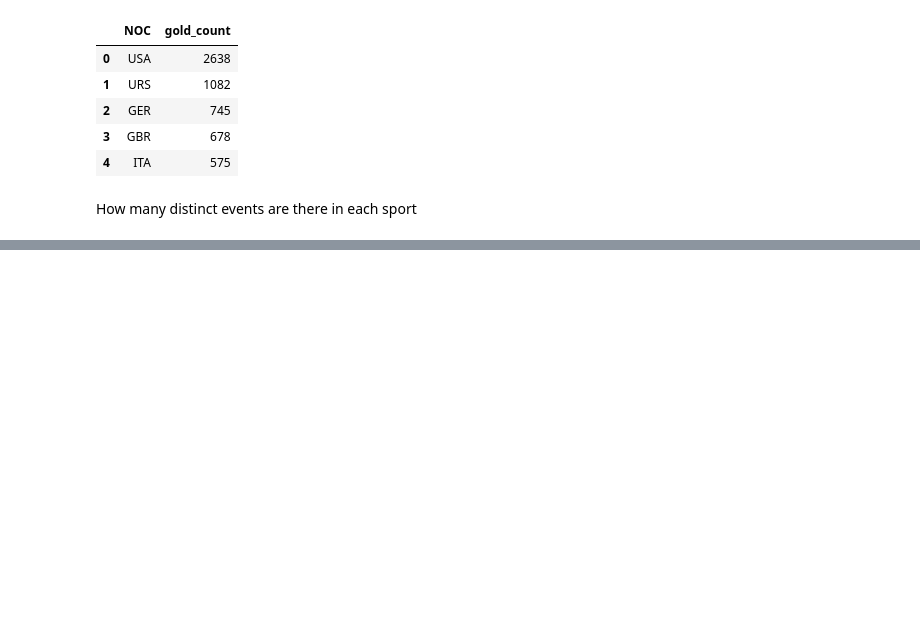
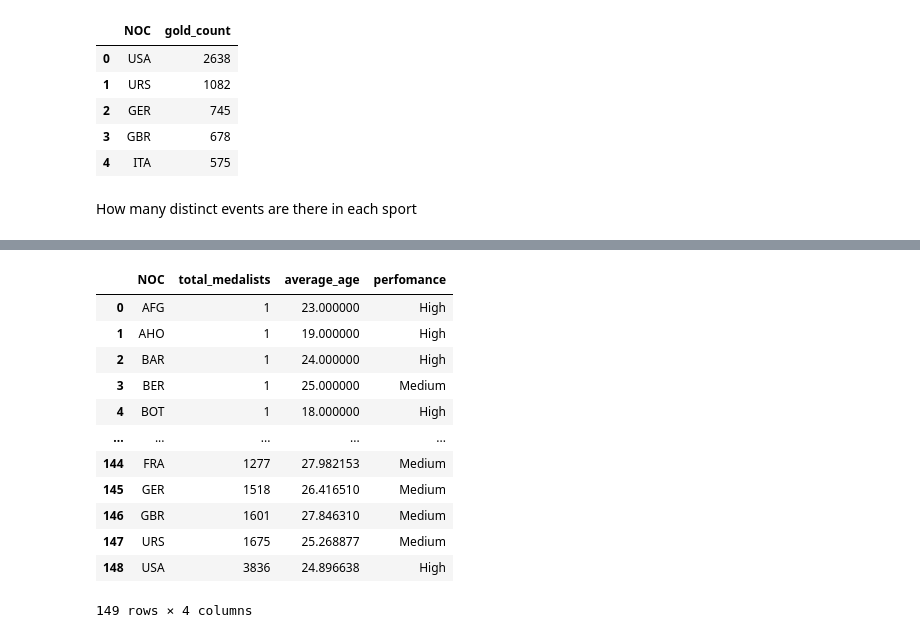
Before and after one commit to egitonga395/kamilimu_assignments, a Jupyter notebook: Ericksqlassignment.ipynb, the cells around one changed output, grey strips where cells are left out. Cells and saved outputs as stored; diff of their text form; code cells hidden in the pictures; blank space fills up the shorter version.

```diff
--- a/Ericksqlassignment.ipynb
+++ b/Ericksqlassignment.ipynb
@@ -75,0 +300,26 @@ ORDER BY sport
+# %%
+pd.read_sql("""
+SELECT NOC, COUNT(DISTINCT Name) AS total_medalists, AVG(Age) AS average_age,
+CASE
+  WHEN AVG(Age) < 25 THEN 'High'
+  WHEN AVG(Age) >= 25 AND AVG(Age) <=30 THEN 'Medium'
+  WHEN AVG(Age) > 25 THEN 'Low'
+END AS perfomance
+FROM athletes_table noc
+WHERE medal IS NOT NULL
+GROUP BY NOC
+ORDER BY COUNT(DISTINCT Name) DESC""", conn)
+# %% [output]
+|  | NOC | total_medalists | average_age | perfomance |
+| 0 | AFG | 1 | 23.000000 | High |
+| 1 | AHO | 1 | 19.000000 | High |
+| 2 | BAR | 1 | 24.000000 | High |
+| 3 | BER | 1 | 25.000000 | Medium |
+| 4 | BOT | 1 | 18.000000 | High |
+| ... | ... | ... | ... | ... |
+| 144 | FRA | 1277 | 27.982153 | Medium |
+| 145 | GER | 1518 | 26.416510 | Medium |
+| 146 | GBR | 1601 | 27.846310 | Medium |
+| 147 | URS | 1675 | 25.268877 | Medium |
+| 148 | USA | 3836 | 24.896638 | High |
+149 rows × 4 columns
```
Also changed, not shown: parts of 23 cells of this notebook.
